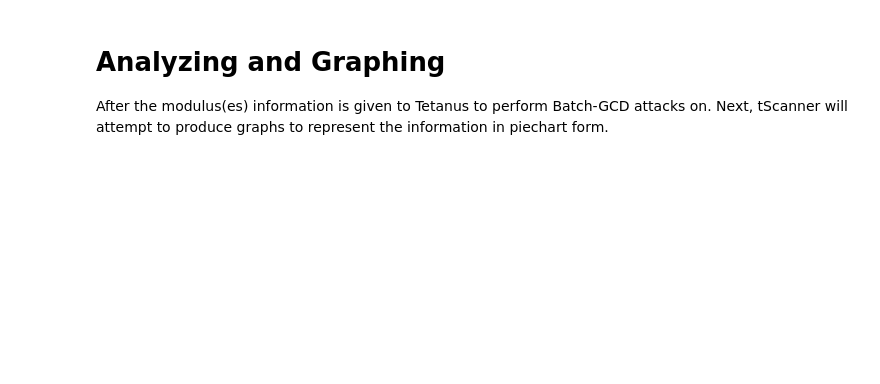
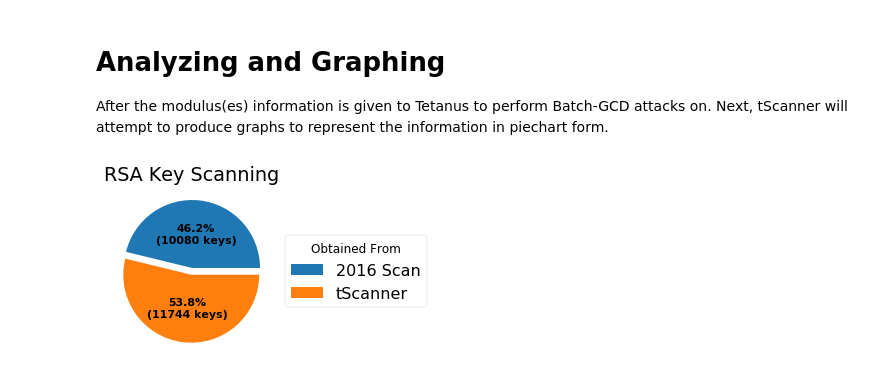
Before and after one commit to ForeverAnApple/tRipper, a Jupyter notebook: tScanner.ipynb, the cells around one changed output. Drawn from its saved outputs; the diff is of its cells as text; code cells hidden in the pictures; blank space fills up the shorter version.

```diff
--- a/tScanner.ipynb
+++ b/tScanner.ipynb
@@ -49,7 +53,7 @@ print("Loaded", len(certs), "certificate(s) and", len(scannedIps), "scanned IPs.
 VALID_CERTS = 100
 print("Attempting to scan for", VALID_CERTS, "valid certificate(s).")
 
-setdefaulttimeout(1) # time is of the essence
+setdefaulttimeout(2) # time is of the essence
 
 i = len(certs)
 tries = 0
@@ -76,8 +80,8 @@ def scanIP(ip):
             pickle.dump(scannedIps, f)
 
     else:
+        #print(ip, "timed out")
         pass
-        #print(ip, "timed out")
 
 # Randomly Generate IPs and attempt to obtain a valid SSL
 # certificate off of them
@@ -91,6 +95,7 @@ while i < VALID_CERTS:
         scannedIps.add(addr_str)
         scanIP(addr_str)
 
+# This is true within the real scanning code
 if True:
     print("Scanning from hostnames file")
     with open('hostnames_443') as f:
@@ -103,6 +108,10 @@ if True:
             scannedIps.add(name)
             scanIP(name)
 
+        if len(certs) >= 10000:
+            break
+
+
 #print(certs)
 print("Tried", tries, "ips for", successful, "successful certificate extractions.")
 end = time.time()
@@ -145,3 +204,50 @@ Loaded 2674 certificate(s) for public key info extraction.
 # %% [markdown]
 # Analyzing and Graphing
 After the modulus(es) information is given to Tetanus to perform Batch-GCD attacks on. Next, tScanner will attempt to produce graphs to represent the information in piechart form.
+# %%
+import numpy as np
+import matplotlib.pyplot as plt
+import matplotlib.style as style
+
+moduli_files = ["input.moduli", "tScanner.moduli"]
+vuln_files = ["input.moduli.vuln", "tScanner.moduli.vuln"]
+
+#style.use('seaborn-poster')
+
+fig, ax = plt.subplots(figsize=(6, 3), subplot_kw=dict(aspect="equal"))
+
+data = []
+dataLabel = ["2016 Scan", "tScanner"]
+
+for (modu, vuln) in zip(moduli_files, vuln_files):
+    with open(modu, "rb") as f:
+        lines = f.readlines()
+
+    data.append(len(lines))
+
+def func(pct, allvals):
+    absolute = int(pct/100.*np.sum(allvals))
+    return "{:.1f}%\n({:d} keys)".format(pct, absolute)
+
+size = .3
+explode = (0.05,0.05)
+wedges, texts, autotexts = ax.pie(data, autopct=lambda pct: func(pct, data),
+                                  pctdistance=0.5,
+                                  textprops=dict(color="black"),
+                                  explode=explode)
+
+legend= plt.legend(wedges, dataLabel,
+                   title="Obtained From",
+                   loc="center left",
+                   bbox_to_anchor=(1, 0, 0.5, 1))
+
+plt.setp(legend.get_title(), fontsize="12")
+plt.setp(autotexts, size=11, weight="bold")
+
+ax.set_title("RSA Key Scanning")
+
+plt.tight_layout()
+plt.savefig('rsa_scan.png', dpi=160, format="png", transparent=True)
+plt.show()
+# %% [output]
+[figure, added]
```
Also changed, not shown: parts of 7 cells of this notebook, 10 other files.
